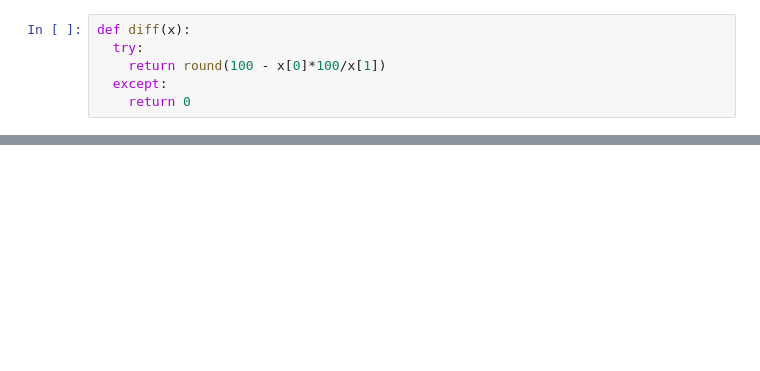
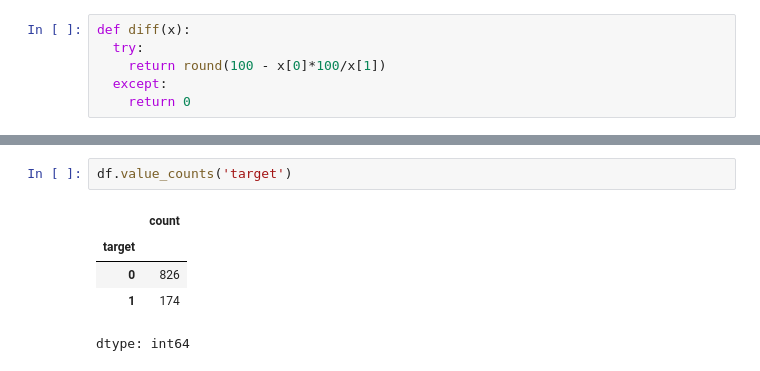
Before and after one commit to Nekhaenko/BigData1, a Jupyter notebook: Untitled39.ipynb, the cells around one changed output, grey strips where cells are left out. Drawn from its saved outputs; the diff is of its cells as text; blank space fills up the shorter version.

```diff
--- a/Untitled39.ipynb
+++ b/Untitled39.ipynb
@@ -143 +231,9 @@ def calculate_technical_indicators(data):
+# %%
+df.value_counts('target')
+# %% [output]
+|  | count |
+| target |  |
+| 0 | 826 |
+| 1 | 174 |
+dtype: int64
 # %%
```
Also changed, not shown: parts of 33 cells of this notebook.
